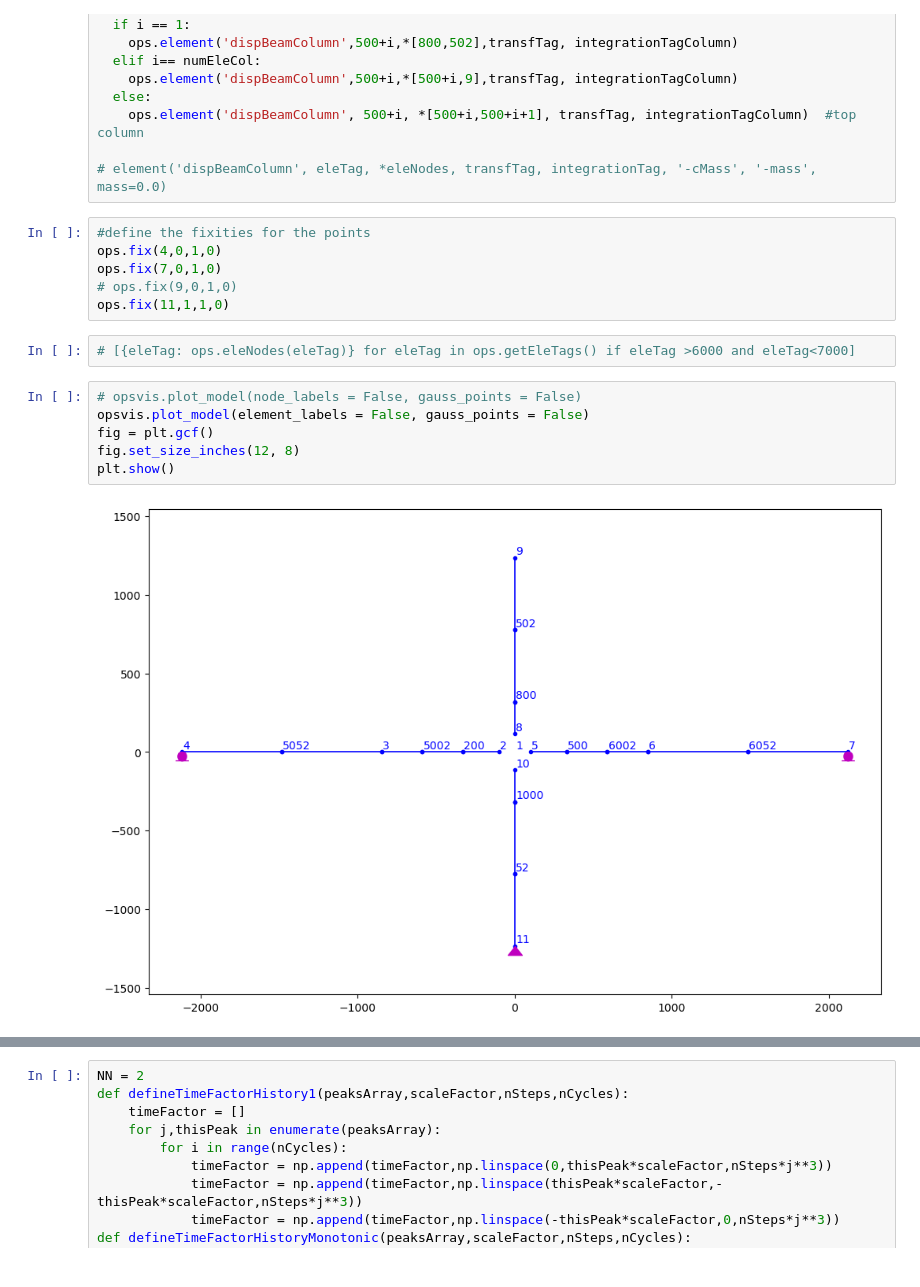
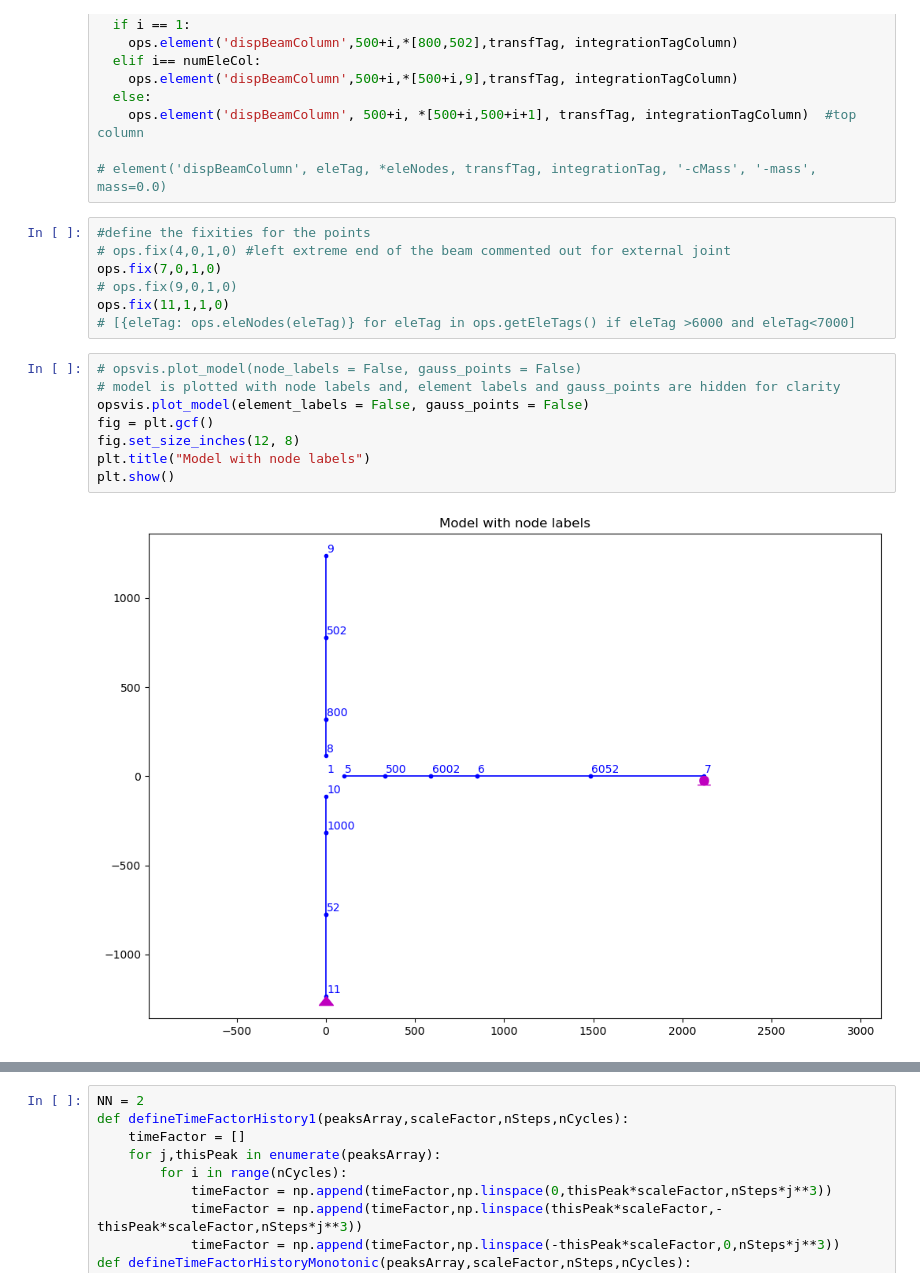
Before and after one commit to Suman-Regmi/BeamColumnWorks, a Jupyter notebook: bc_model_beams_columns_elastified.ipynb, the cells around one changed output, grey strips where cells are left out. Drawn from its saved outputs; the diff is of its cells as text.

Commit message:
Left branch has been removed, comments have been added, no changes in the column part!

```diff
--- a/bc_model_beams_columns_elastified.ipynb
+++ b/bc_model_beams_columns_elastified.ipynb
@@ -407,17 +432,18 @@ for i in range(1,numEleCol+1):
 # element('dispBeamColumn', eleTag, *eleNodes, transfTag, integrationTag, '-cMass', '-mass', mass=0.0)
 # %%
 #define the fixities for the points
-ops.fix(4,0,1,0)
+# ops.fix(4,0,1,0) #left extreme end of the beam commented out for external joint
 ops.fix(7,0,1,0)
 # ops.fix(9,0,1,0)
 ops.fix(11,1,1,0)
+# [{eleTag: ops.eleNodes(eleTag)} for eleTag in ops.getEleTags() if eleTag >6000 and eleTag<7000]
-# %%
-# [{eleTag: ops.eleNodes(eleTag)} for eleTag in ops.getEleTags() if eleTag >6000 and eleTag<7000]
 # %%
 # opsvis.plot_model(node_labels = False, gauss_points = False)
+# model is plotted with node labels and, element labels and gauss_points are hidden for clarity
 opsvis.plot_model(element_labels = False, gauss_points = False)
 fig = plt.gcf()
 fig.set_size_inches(12, 8)
+plt.title("Model with node labels")
 plt.show()
 # %% [output]
-[figure, old version]
+[figure, new version]
```
Also changed, not shown: parts of 21 cells of this notebook.
